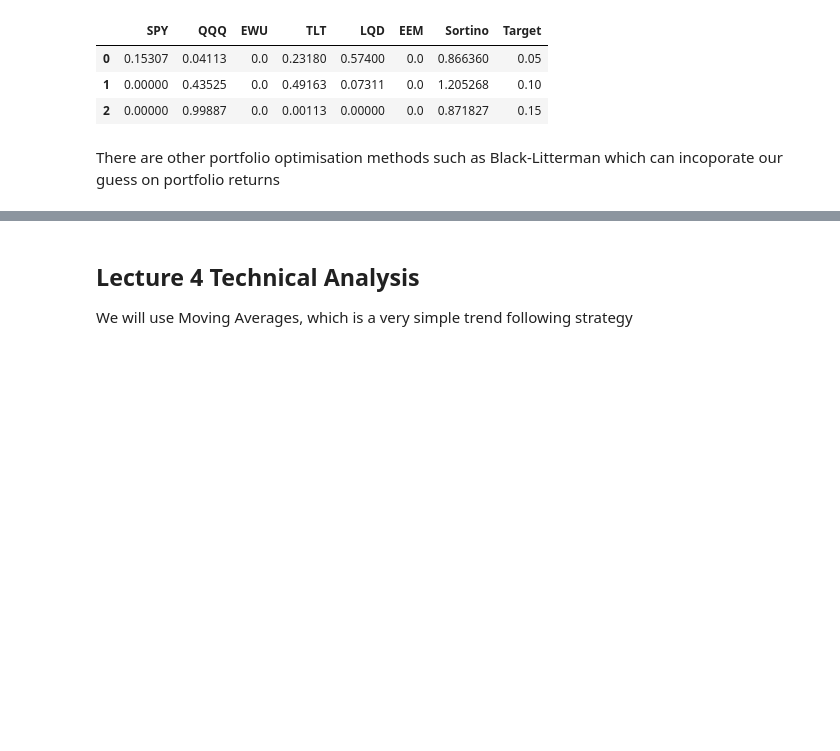
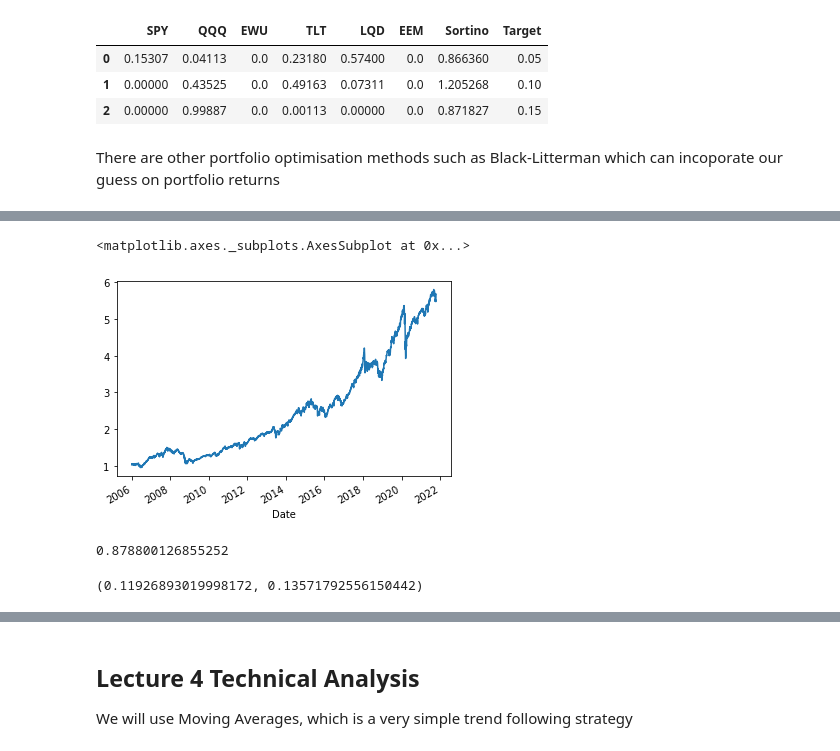
Before and after one commit to algotradingsoc/pedlar_2020, a Jupyter notebook: Notebook/Algosoc_2021_Ch2.ipynb, the cells around one changed output, grey strips where cells are left out. Cells and saved outputs as stored; diff of their text form; code cells hidden in the pictures; blank space fills up the shorter version.

```diff
--- a/Notebook/Algosoc_2021_Ch2.ipynb
+++ b/Notebook/Algosoc_2021_Ch2.ipynb
@@ -667,0 +706,14 @@ There are other portfolio optimisation methods such as Black-Litterman which can
+# %%
+merged_returns = merged_prices.pct_change().dropna()
+merged_std = merged_returns.rolling(252).std() * np.sqrt(252)
+# %%
+merged_pos = 0.2 / merged_std
+# %%
+merged_portfolio = merged_pos * merged_returns
+# %%
+portfolio = (1 + np.mean(merged_portfolio,axis=1)).cumprod()
+# %%
+portfolio.plot()
+# %% [output]
+<matplotlib.axes._subplots.AxesSubplot at 0x...>
+[figure, added]
@@ -667,0 +722,8 @@ There are other portfolio optimisation methods such as Black-Litterman which can
+# %%
+average_return.mean() / average_return.std() * np.sqrt(252)
+# %% [output]
+0.878800126855252
+# %%
+average_return.mean() * 252, average_return.std() * np.sqrt(252)
+# %% [output]
+(0.11926893019998172, 0.13571792556150442)
```
Also changed, not shown: parts of 14 cells of this notebook.
